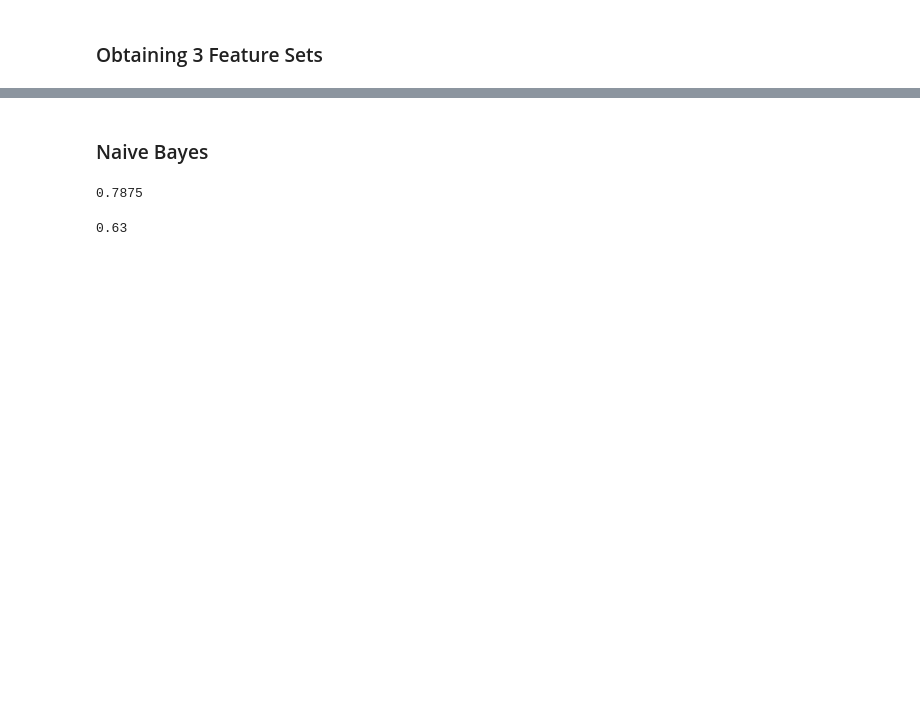
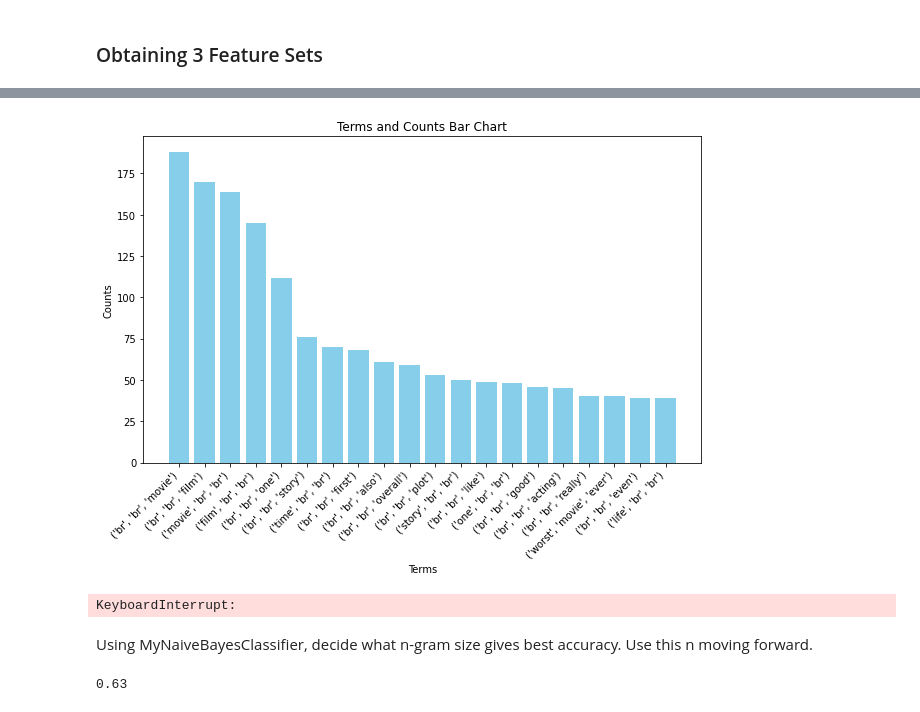
Before and after one commit to LChilvers05/NLP_Sentiment_Analysis, a Jupyter notebook: assignment.ipynb, the cells around one changed output, grey strips where cells are left out. Drawn from its saved outputs; the diff is of its cells as text; code cells hidden in the pictures; blank space fills up the shorter version.

```diff
--- a/assignment.ipynb
+++ b/assignment.ipynb
@@ -81,30 +112,30 @@ dev_set_1_A = feature_generator.generate_features(dev_revs, NormTech.FREQ_NORM)
 # %%
-# ..., bigrams
+# trigrams
 preprocessor = MyPreprocessor()
-train_revs = preprocessor.preprocess(x_train, n_gram_len=2)
-dev_revs = preprocessor.preprocess(x_dev, n_gram_len=2)
+train_revs = preprocessor.preprocess(x_train, n_gram_len=3)
+dev_revs = preprocessor.preprocess(x_dev, n_gram_len=3)
 
-# frequency normalisation
 feature_generator = MyFeatureGenerator(preprocessor.vocab)
-train_set_2_A = feature_generator.generate_features(train_revs, NormTech.FREQ_NORM)
-dev_set_2_A = feature_generator.generate_features(dev_revs, NormTech.FREQ_NORM)
+train_set_trigrams = feature_generator.generate_features(train_revs, NormTech.FREQ_NORM)
+
+helpers.plot_graph(feature_generator, 20)
+
+dev_set_trigrams = feature_generator.generate_features(dev_revs, NormTech.FREQ_NORM)
+# %% [output]
+[figure, added]
 # %%
-# ..., trigrams
+# 4-gram
 preprocessor = MyPreprocessor()
-train_revs = preprocessor.preprocess(x_train, n_gram_len=3)
-dev_revs = preprocessor.preprocess(x_dev, n_gram_len=3)
+train_revs = preprocessor.preprocess(x_train, n_gram_len=4)
+dev_revs = preprocessor.preprocess(x_dev, n_gram_len=4)
 
-# frequency normalisation
 feature_generator = MyFeatureGenerator(preprocessor.vocab)
-train_set_3_A = feature_generator.generate_features(train_revs, NormTech.FREQ_NORM)
-dev_set_3_A = feature_generator.generate_features(dev_revs, NormTech.FREQ_NORM)
+train_set_4grams = feature_generator.generate_features(train_revs, NormTech.FREQ_NORM)
+
+helpers.plot_graph(feature_generator, 20)
+
+dev_set_4grams = feature_generator.generate_features(dev_revs, NormTech.FREQ_NORM)
+# %% [output]
+KeyboardInterrupt:
-# %% [markdown]
-<h3>Naive Bayes</h3>
-# %%
-my_clf = MyNaiveBayesClassifier()
-
-my_clf.fit(train_set_1_B, y_train)
-my_predictions = my_clf.predict(dev_set_1_B)
-accuracy_score(y_dev, my_predictions)
-# %% [output]
-0.7875
+# %% [markdown]
+Using MyNaiveBayesClassifier, decide what n-gram size gives best accuracy. Use this n moving forward.
```
Also changed, not shown: parts of 5 cells of this notebook, 2 other files.
